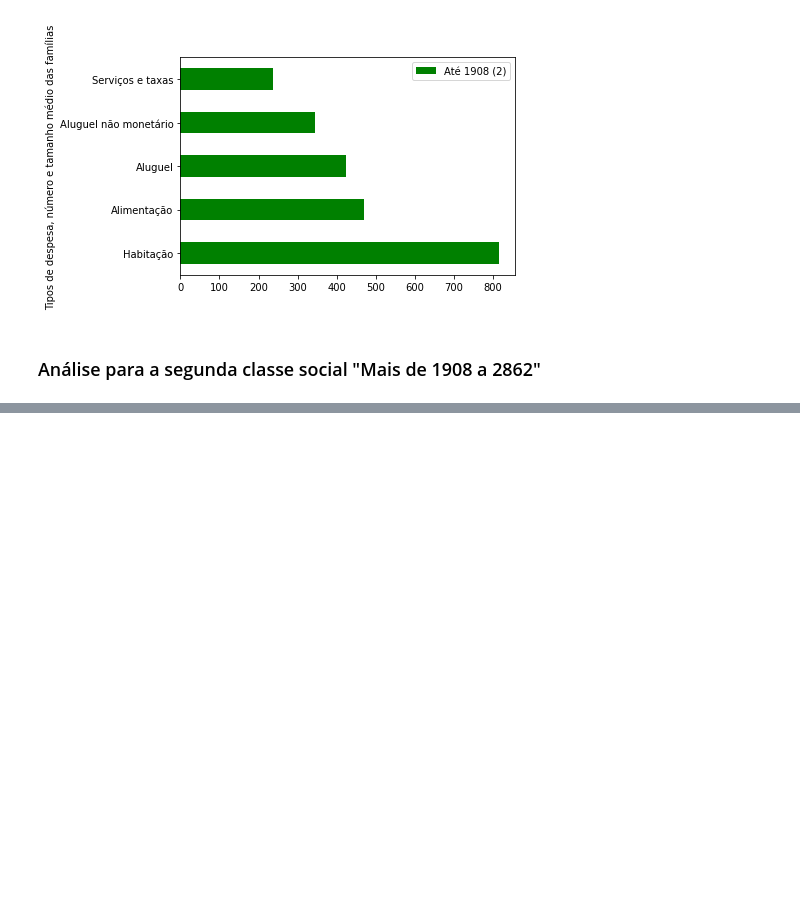
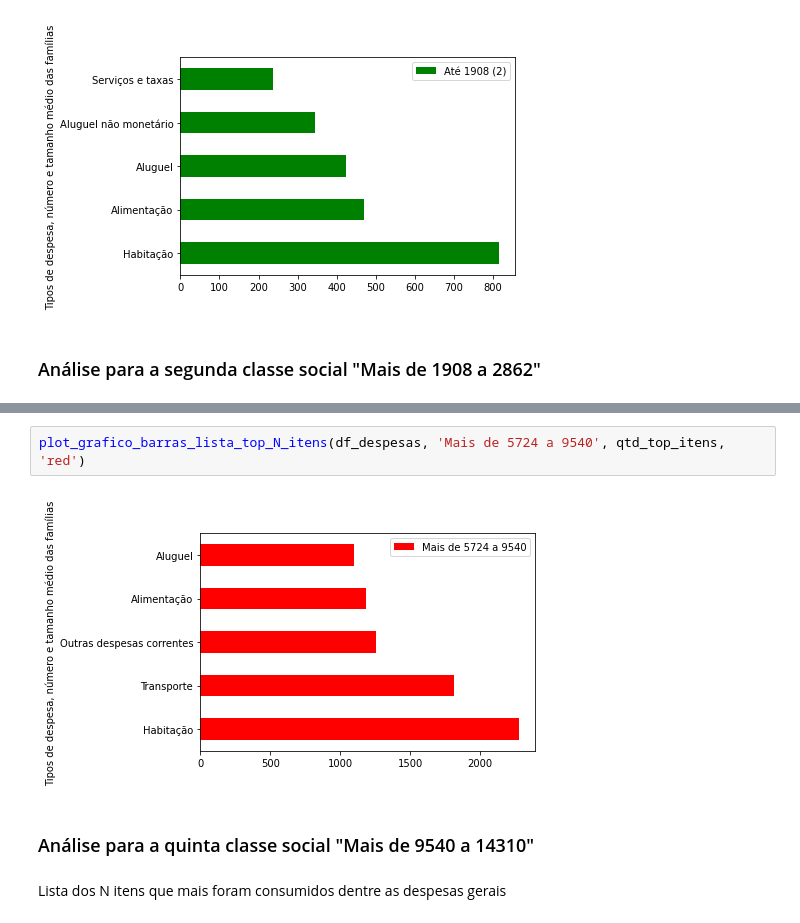
Before and after one commit to brunomarram/trabalho-dados, a Jupyter notebook: src/parte3/analise_exploratoria_por_classe_e_estado.ipynb, the cells around one changed output, grey strips where cells are left out. Saved outputs shown, nothing was run; the diff lists cells and outputs as text; blank space fills up the shorter version.

```diff
--- a/src/parte3/analise_exploratoria_por_classe_e_estado.ipynb
+++ b/src/parte3/analise_exploratoria_por_classe_e_estado.ipynb
@@ -186,0 +202,8 @@ plot_grafico_barras_lista_top_N_itens(df_despesas, id_2862, colunas_datasets, to
+# %%
+plot_grafico_barras_lista_top_N_itens(df_despesas, 'Mais de 5724 a 9540', qtd_top_itens, 'red')
+# %% [output]
+[figure, added]
+# %% [markdown]
+### Análise para a quinta classe social "Mais de 9540 a 14310"
+# %% [markdown]
+Lista dos N itens que mais foram consumidos dentre as despesas gerais
```
Also changed, not shown: parts of 41 cells of this notebook, 1 other file.
